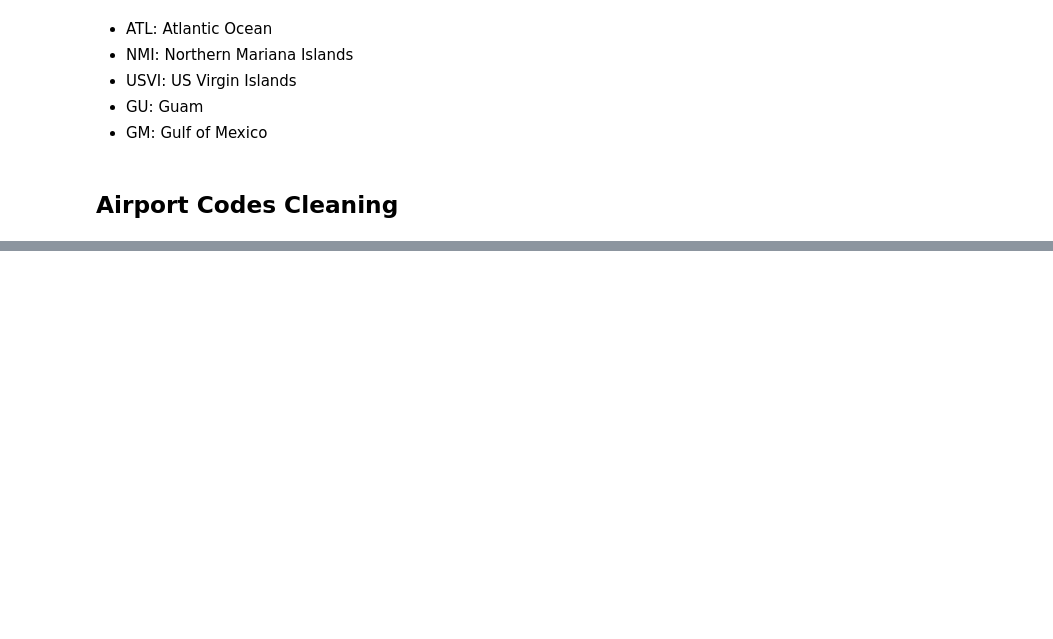
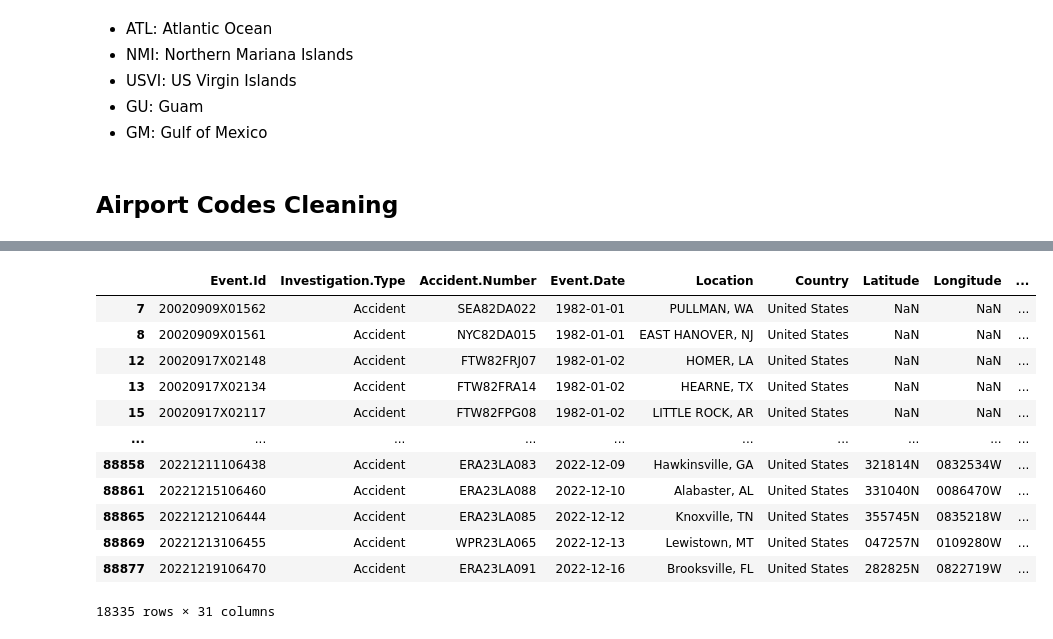
Before and after one commit to juancarlos285/phase1_project, a Jupyter notebook: First Notebook.ipynb, the cells around one changed output, grey strips where cells are left out. Drawn from its saved outputs; the diff is of its cells as text; code cells hidden in the pictures; blank space fills up the shorter version.

```diff
--- a/First Notebook.ipynb
+++ b/First Notebook.ipynb
@@ -119,0 +235,12 @@ plt.show()
+# %%
+# Grumann and Northrop merged
+airplane_df["Make"] = airplane_df["Make"].replace(to_replace=["GRUMMAN ACFT ENG COR-SCHWEIZER", "GRUMMAN AMERICAN AVN. CORP", "GRUMMAN AMERICAN", "GRUMMAN-SCHWEIZER", "GRUMMAN AIRCRAFT ENG CORP", "GRUMMAN ACFT ENG", "GRUMMAN AMERICAN AVIATION", "GRUMMAN SCHWEIZER", "GRUMMAN AIRCRAFT COR-SCHWEIZER", "GRUMMAN AMERICAN AVN. CORP", "GRUMMAN AMERICAN CORPORATION", "GRUMMAN AIRCRAFT", "GRUMMAN ACFT ENG COR", "GRUMMAN AMERICAN AVIATION CORP", "NORTHROP"], value="GRUMMAN")
+# %%
+# Airbus
+airplane_df["Make"] = airplane_df["Make"].replace(to_replace=["AIRBUS INDUSTRIE"], value="AIRBUS")
+# %%
+# Maule
+airplane_df["Make"] = airplane_df["Make"].replace(to_replace=["MAULE AIRCRAFT CORP"], value="MAULE")
+# %%
+# Aeronca
+airplane_df["Make"] = airplane_df["Make"].replace(to_replace=["AERONCA AIRCRAFT CORPORATION", "AERONCA CHAMPION", "AERONCA CHAMP"], value="AERONCA")
@@ -119,0 +263,17 @@ plt.show()
+# %%
+# Remove any Make that have a value count under 232
+airplane_df.groupby("Make").filter(lambda x : len(x)>=232)
+# %% [output]
+|  | Event.Id | Investigation.Type | Accident.Number | Event.Date | Location | Country | Latitude | Longitude | ... |
+| 7 | 20020909X01562 | Accident | SEA82DA022 | 1982-01-01 | PULLMAN, WA | United States | NaN | NaN | ... |
+| 8 | 20020909X01561 | Accident | NYC82DA015 | 1982-01-01 | EAST HANOVER, NJ | United States | NaN | NaN | ... |
+| 12 | 20020917X02148 | Accident | FTW82FRJ07 | 1982-01-02 | HOMER, LA | United States | NaN | NaN | ... |
+| 13 | 20020917X02134 | Accident | FTW82FRA14 | 1982-01-02 | HEARNE, TX | United States | NaN | NaN | ... |
+| 15 | 20020917X02117 | Accident | FTW82FPG08 | 1982-01-02 | LITTLE ROCK, AR | United States | NaN | NaN | ... |
+| ... | ... | ... | ... | ... | ... | ... | ... | ... | ... |
+| 88858 | 20221211106438 | Accident | ERA23LA083 | 2022-12-09 | Hawkinsville, GA | United States | 321814N | 0832534W | ... |
+| 88861 | 20221215106460 | Accident | ERA23LA088 | 2022-12-10 | Alabaster, AL | United States | 331040N | 0086470W | ... |
+| 88865 | 20221212106444 | Accident | ERA23LA085 | 2022-12-12 | Knoxville, TN | United States | 355745N | 0835218W | ... |
+| 88869 | 20221213106455 | Accident | WPR23LA065 | 2022-12-13 | Lewistown, MT | United States | 047257N | 0109280W | ... |
+| 88877 | 20221219106470 | Accident | ERA23LA091 | 2022-12-16 | Brooksville, FL | United States | 282825N | 0822719W | ... |
+18335 rows × 31 columns
```
Also changed, not shown: parts of 21 cells of this notebook, 2 other files.
